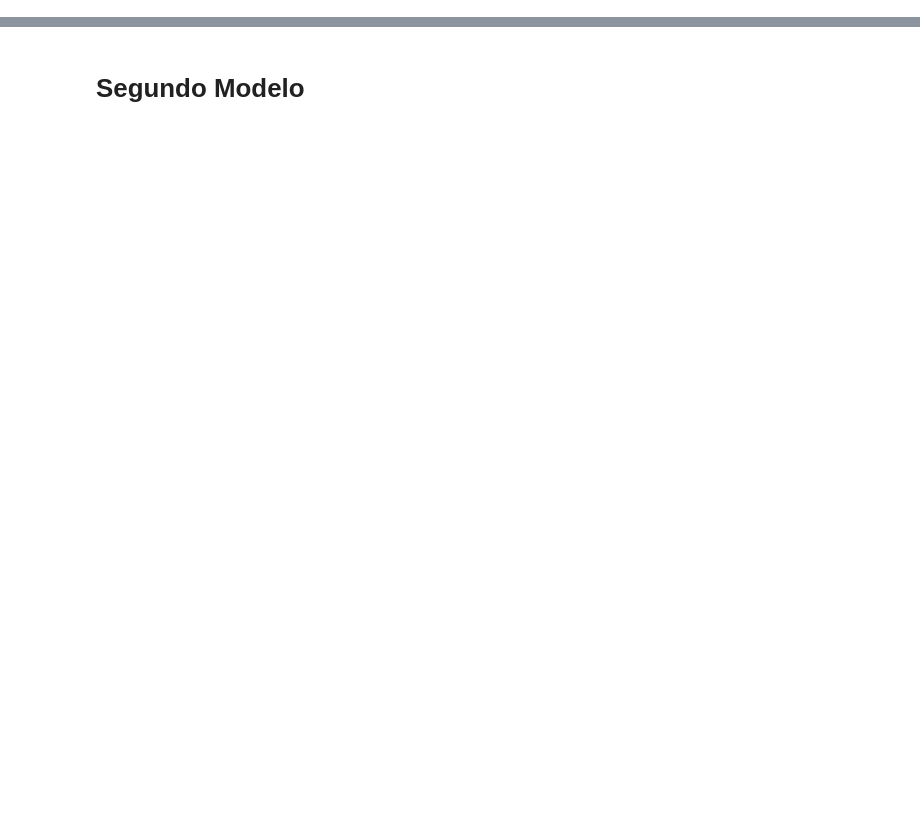
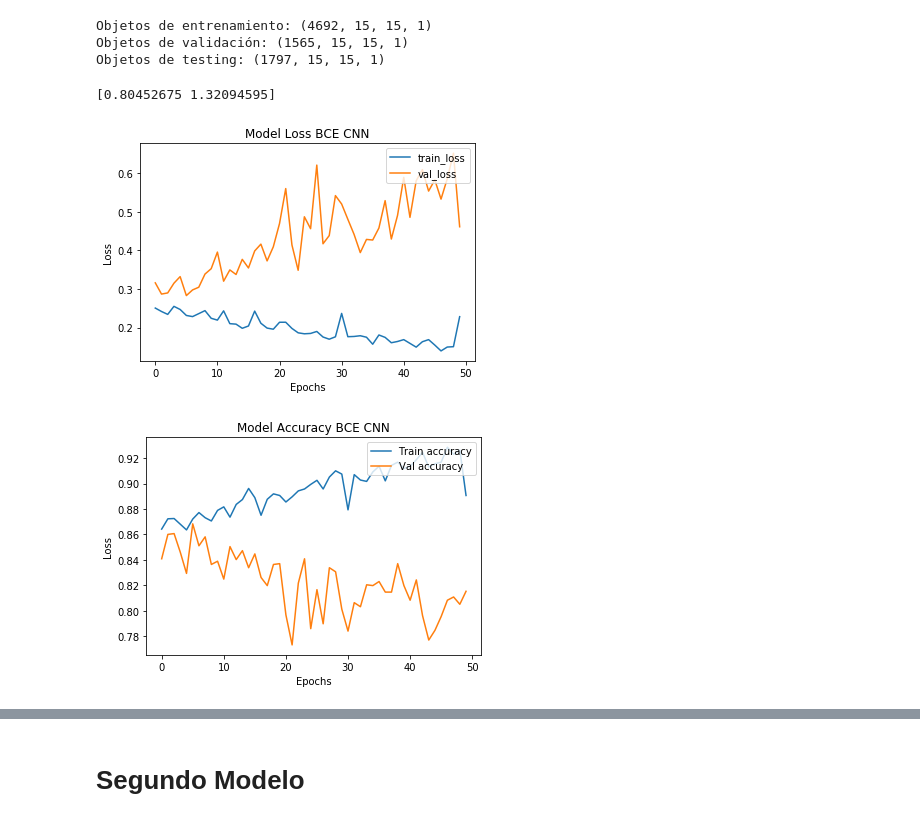
Before and after one commit to harel-coffee/PIIC19-auto, a Jupyter notebook: code/obj1/pruebas_cnn_gabo.ipynb, the cells around one changed output, grey strips where cells are left out. Saved outputs shown, nothing was run; the diff lists cells and outputs as text; code cells hidden in the pictures; blank space fills up the shorter version.

```diff
--- a/code/obj1/pruebas_cnn_gabo.ipynb
+++ b/code/obj1/pruebas_cnn_gabo.ipynb
@@ -83,0 +198,3 @@ model.fit(x_train, y_train, batch_size=100, epochs=350, verbose=1)
+# %%
+y_train=to_int(labels_train)
+y_val=to_int(labels_val)
@@ -83,0 +239,10 @@ model.fit(x_train, y_train, batch_size=100, epochs=350, verbose=1)
+# %%
+x_val=[]
+i=0
+for koi in kois_val:
+    print ("Cargando objeto", koi, 'con ientificador',i)
+    if labels_val[i]=='FALSE POSITIVE':
+        x_val.append(np.load(folder_fp+koi+'.npy'))
+    else:
+        x_val.append(np.load(folder_c+'confirmados/'+koi+'.npy'))
+    i+=1
@@ -83,0 +292,38 @@ model.fit(x_train, y_train, batch_size=100, epochs=350, verbose=1)
+# %%
+#all_kois=np.concatenate([np.asarray(kois_fp),np.asarray(kois_con)])
+x_train=np.expand_dims(np.asarray(x_train), axis=-1)
+x_val=np.expand_dims(np.asarray(x_val), axis=-1)
+x_test=np.expand_dims(np.asarray(x_test), axis=-1)
+
+print ("Objetos de entrenamiento:",x_train.shape)
+print ("Objetos de validación:",x_val.shape)
+print ("Objetos de testing:",x_test.shape)
+# %% [output]
+Objetos de entrenamiento: (4692, 15, 15, 1)
+Objetos de validación: (1565, 15, 15, 1)
+Objetos de testing: (1797, 15, 15, 1)
+# %%
+class_weights = class_weight.compute_class_weight('balanced', np.unique(y_train), y_train)#{0: 3.,   1: 6.,   2: 5.,  3: 3.}
+print (class_weights)
+# %% [output]
+[0.80452675 1.32094595]
+# %%
+hist=model.fit(x_train, y_train, batch_size=64, epochs=50, verbose=0, class_weight=class_weights, validation_data=(x_val,y_val))
+plt.plot(hist.history['loss'],label="train_loss")
+plt.plot(hist.history['val_loss'],label="val_loss")
+plt.title("Model Loss BCE CNN")
+plt.ylabel('Loss')
+plt.xlabel('Epochs')
+plt.legend(loc="upper right")
+plt.show()
+
+plt.plot(hist.history['acc'],label="Train accuracy" )
+plt.plot(hist.history['val_acc'],label="Val accuracy" )
+plt.title("Model Accuracy BCE CNN")
+plt.ylabel('Loss')
+plt.xlabel('Epochs')
+plt.legend(loc="upper right")
+plt.show()
+# %% [output]
+[figure, added]
+[figure, added]
```
Also changed, not shown: parts of 44 cells of this notebook, 5 other files.
